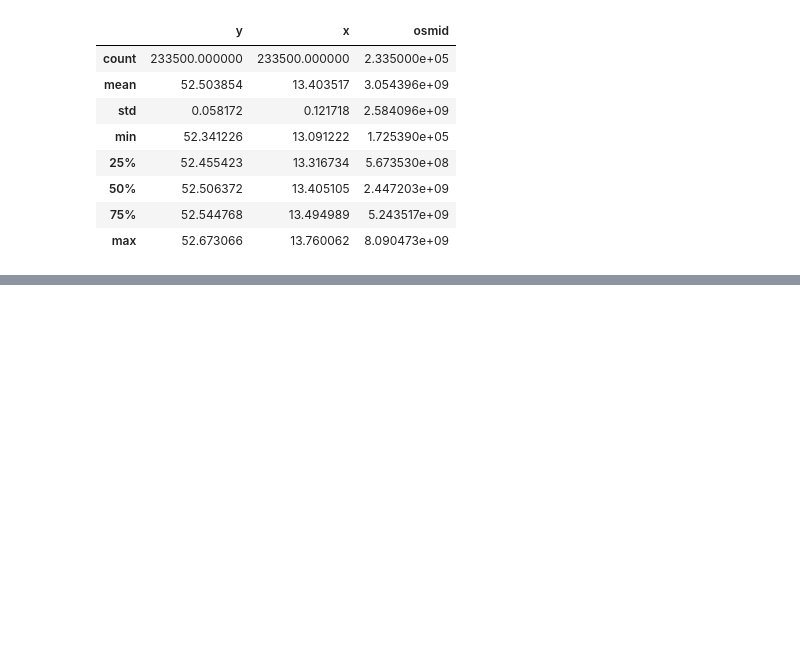
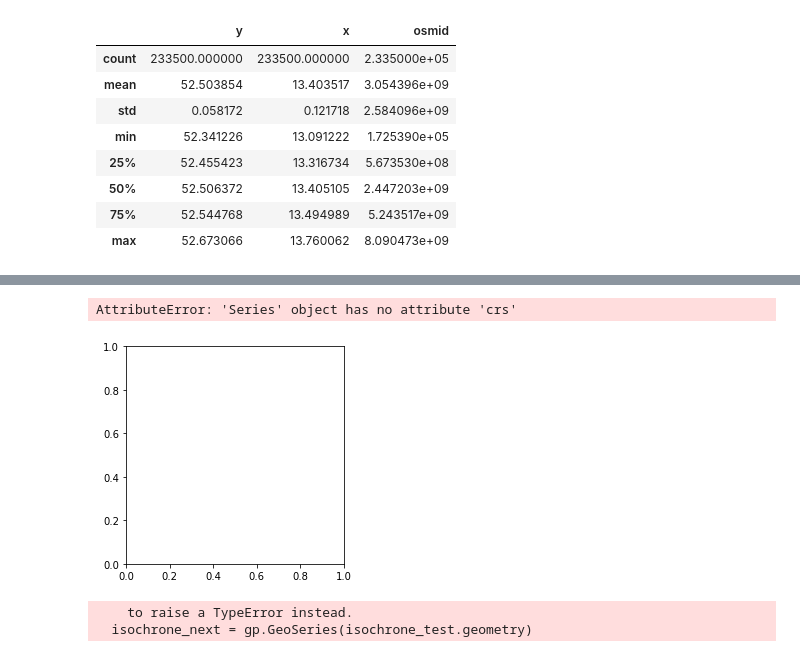
Before and after one commit to fom-big-data/fom-big-data-consulting-berlin-mobility-model, a Jupyter notebook: EXPLORATION/GEO-SpatialAnalyse.ipynb, the cells around one changed output, grey strips where cells are left out. Drawn from its saved outputs; the diff is of its cells as text; code cells hidden in the pictures; blank space fills up the shorter version.

Commit message:
add new exploration notebook. add new bicycle data. #7

```diff
--- a/EXPLORATION/GEO-SpatialAnalyse.ipynb
+++ b/EXPLORATION/GEO-SpatialAnalyse.ipynb
@@ -442,0 +449,2 @@ gdf_nodes_big_node.describe()
+# %%
+isochrone = pd.read_csv('/home/micha/0_Dev/fom-big-data-consulting-berlin-mobility-model/data/isochrone-public-transport-allymap/extracted/isochrones_berlin_1.csv')
@@ -442,0 +467,6 @@ gdf_nodes_big_node.describe()
+# %%
+isochrone_test = gp.GeoDataFrame()
+#isochrone.crs = 'epsg:4326'
+isochrone_test["cell_id"] = isochrone.cell_id
+# %%
+isochrone_test["geometry"] = isochrone.geometry
@@ -442,0 +493,10 @@ gdf_nodes_big_node.describe()
+# %%
+isochrone_test.plot()
+# %% [output]
+AttributeError: 'Series' object has no attribute 'crs'
+[figure, added]
+# %%
+isochrone_next = gp.GeoSeries(isochrone_test.geometry)
+# %% [output]
+    to raise a TypeError instead.
+  isochrone_next = gp.GeoSeries(isochrone_test.geometry)
```
Also changed, not shown: parts of 10 cells of this notebook, 3 other files.
